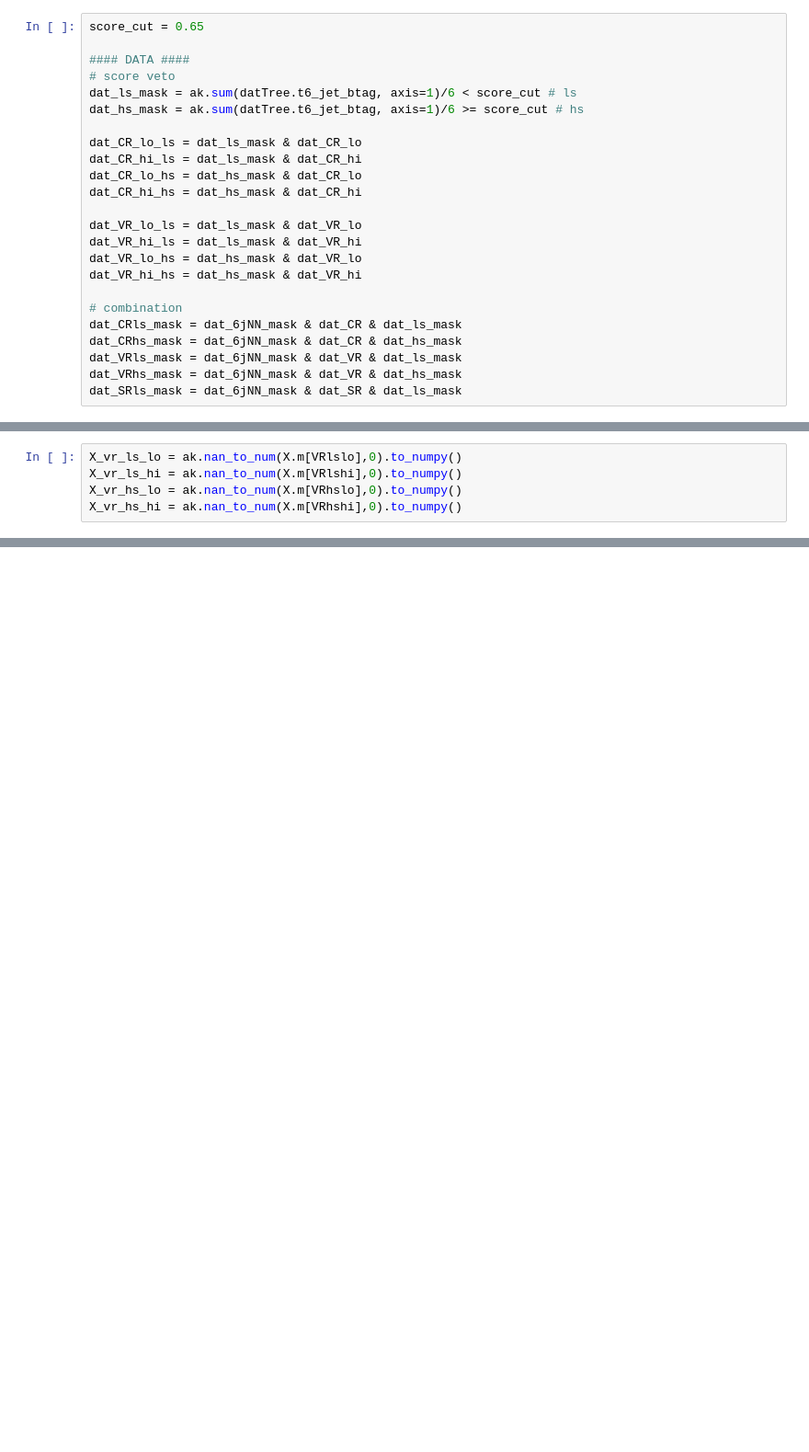
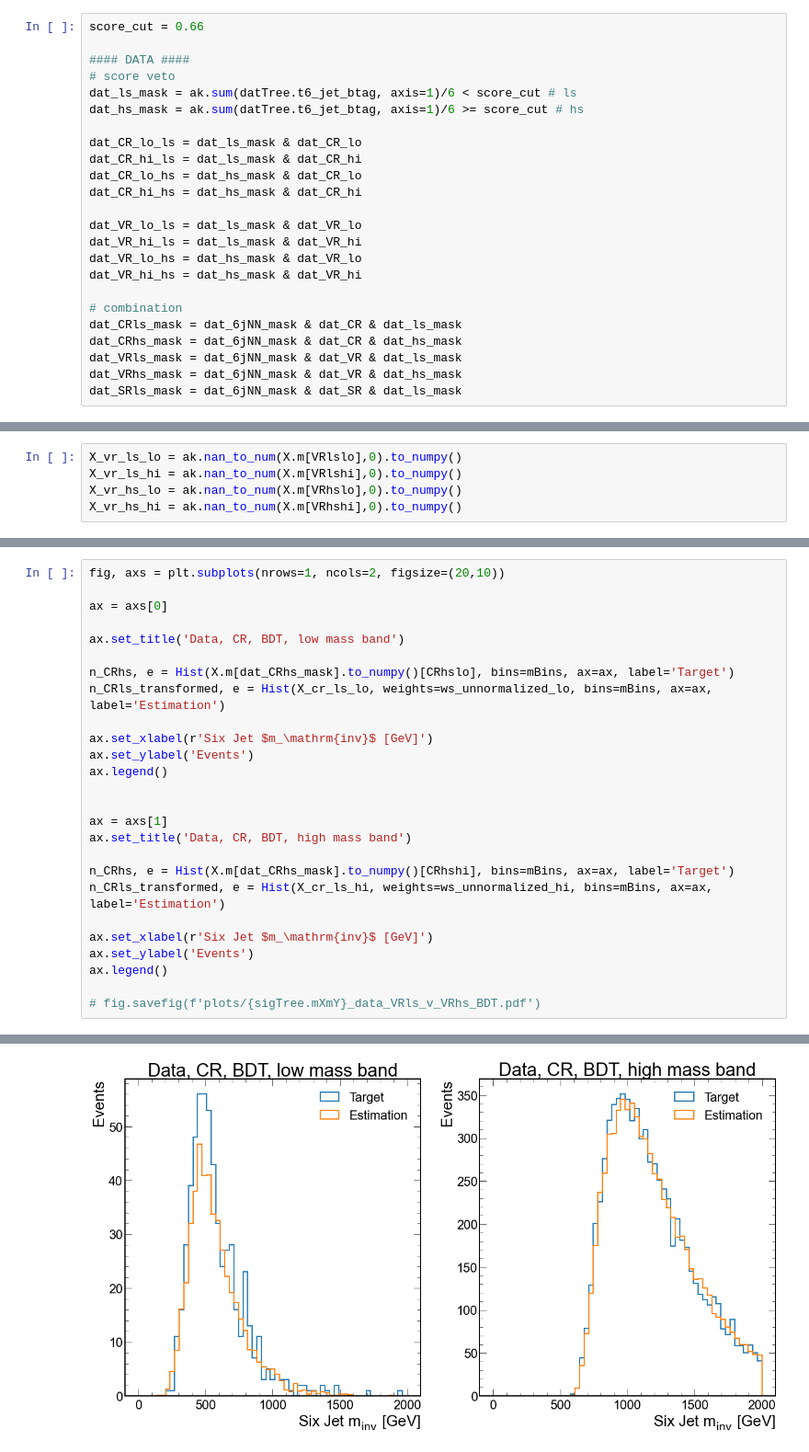
Before and after one commit to srosenzweig09/analysis, a Jupyter notebook: jupyter/6_background_estimation/region_bands.ipynb, the cells around one changed output, grey strips where cells are left out. Shown at 92% size. Saved outputs shown, nothing was run; the diff lists cells and outputs as text; blank space fills up the shorter version.

```diff
--- a/jupyter/6_background_estimation/region_bands.ipynb
+++ b/jupyter/6_background_estimation/region_bands.ipynb
@@ -71,7 +60,7 @@ print(ak.sum(dat_VR_hi))
 nbins = 60
 mBins = np.linspace(0,2000,nbins)
 # %%
-score_cut = 0.65
+score_cut = 0.66
 
 #### DATA ####
 # score veto
@@ -377,0 +261,27 @@ array([1.06082901e-06, 4.49434505e-05, 3.32399828e+07, ...,
+# %%
+fig, axs = plt.subplots(nrows=1, ncols=2, figsize=(20,10))
+
+ax = axs[0]
+
+ax.set_title('Data, CR, BDT, low mass band')
+
+n_CRhs, e = Hist(X.m[dat_CRhs_mask].to_numpy()[CRhslo], bins=mBins, ax=ax, label='Target')
+n_CRls_transformed, e = Hist(X_cr_ls_lo, weights=ws_unnormalized_lo, bins=mBins, ax=ax, label='Estimation')
+
+ax.set_xlabel(r'Six Jet $m_\mathrm{inv}$ [GeV]')
+ax.set_ylabel('Events')
+ax.legend()
+
+
+ax = axs[1]
+ax.set_title('Data, CR, BDT, high mass band')
+
+n_CRhs, e = Hist(X.m[dat_CRhs_mask].to_numpy()[CRhshi], bins=mBins, ax=ax, label='Target')
+n_CRls_transformed, e = Hist(X_cr_ls_hi, weights=ws_unnormalized_hi, bins=mBins, ax=ax, label='Estimation')
+
+ax.set_xlabel(r'Six Jet $m_\mathrm{inv}$ [GeV]')
+ax.set_ylabel('Events')
+ax.legend()
+
+# fig.savefig(f'plots/{sigTree.mXmY}_data_VRls_v_VRhs_BDT.pdf')
+# %% [output]
@@ -378,3 +289,4 @@ array([1.06082901e-06, 4.49434505e-05, 3.32399828e+07, ...,
+[figure, added]
 # %%
 fig, axs = plt.subplots(nrows=1, ncols=2, figsize=(20,10))
 
```
Also changed, not shown: parts of 14 cells of this notebook, 5 other files.
